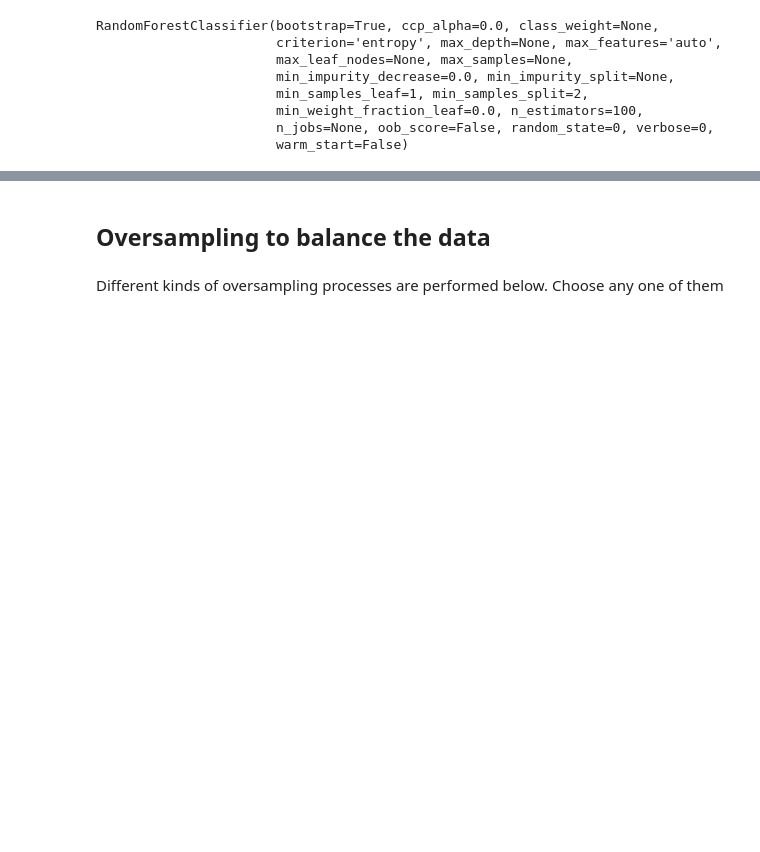
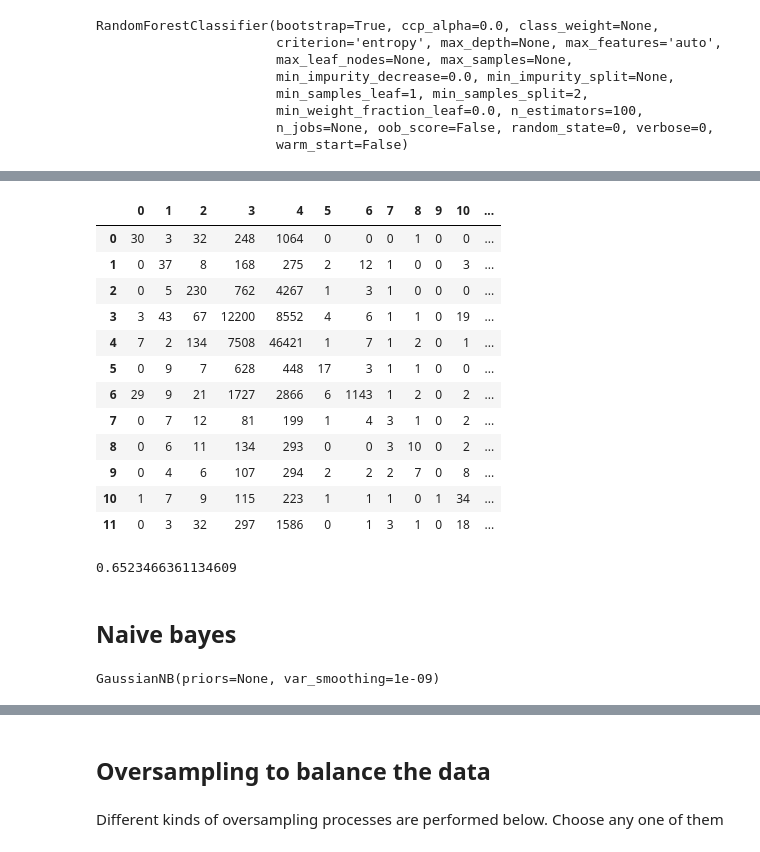
Before and after one commit to SwaksharDeb/Activity-recognition, a Jupyter notebook: HAR_paper1.ipynb, the cells around one changed output, grey strips where cells are left out. Cells and saved outputs as stored; diff of their text form; code cells hidden in the pictures; blank space fills up the shorter version.

```diff
--- a/HAR_paper1.ipynb
+++ b/HAR_paper1.ipynb
@@ -306,0 +387,4 @@ accuracy
+# %%
+from sklearn.neighbors import KNeighborsClassifier
+classifier = KNeighborsClassifier(n_neighbors = 1, metric = 'minkowski', p = 2)
+classifier.fit(X_train, y_train)
@@ -306,0 +413,4 @@ accuracy
+# %%
+from xgboost import XGBClassifier
+classifier = XGBClassifier()
+classifier.fit(X_train, y_train)
@@ -306,0 +425,22 @@ accuracy
+# %%
+y_pred = classifier.predict(X_val)
+# %%
+# Making the Confusion Matrix
+from sklearn.metrics import confusion_matrix
+cm = confusion_matrix(y_val, y_pred)
+# %%
+pd.DataFrame(cm)
+# %% [output]
+|  | 0 | 1 | 2 | 3 | 4 | 5 | 6 | 7 | 8 | 9 | 10 | ... |
+| 0 | 30 | 3 | 32 | 248 | 1064 | 0 | 0 | 0 | 1 | 0 | 0 | ... |
+| 1 | 0 | 37 | 8 | 168 | 275 | 2 | 12 | 1 | 0 | 0 | 3 | ... |
+| 2 | 0 | 5 | 230 | 762 | 4267 | 1 | 3 | 1 | 0 | 0 | 0 | ... |
+| 3 | 3 | 43 | 67 | 12200 | 8552 | 4 | 6 | 1 | 1 | 0 | 19 | ... |
+| 4 | 7 | 2 | 134 | 7508 | 46421 | 1 | 7 | 1 | 2 | 0 | 1 | ... |
+| 5 | 0 | 9 | 7 | 628 | 448 | 17 | 3 | 1 | 1 | 0 | 0 | ... |
+| 6 | 29 | 9 | 21 | 1727 | 2866 | 6 | 1143 | 1 | 2 | 0 | 2 | ... |
+| 7 | 0 | 7 | 12 | 81 | 199 | 1 | 4 | 3 | 1 | 0 | 2 | ... |
+| 8 | 0 | 6 | 11 | 134 | 293 | 0 | 0 | 3 | 10 | 0 | 2 | ... |
+| 9 | 0 | 4 | 6 | 107 | 294 | 2 | 2 | 2 | 7 | 0 | 8 | ... |
+| 10 | 1 | 7 | 9 | 115 | 223 | 1 | 1 | 1 | 0 | 1 | 34 | ... |
+| 11 | 0 | 3 | 32 | 297 | 1586 | 0 | 1 | 3 | 1 | 0 | 18 | ... |
@@ -306,0 +450,13 @@ accuracy
+# %%
+accuracy
+# %% [output]
+0.6523466361134609
+# %% [markdown]
+## Naive bayes
+# %%
+# Fitting Naive Bayes to the Training set
+from sklearn.naive_bayes import GaussianNB
+classifier = GaussianNB()
+classifier.fit(X_train, y_train)
+# %% [output]
+GaussianNB(priors=None, var_smoothing=1e-09)
```
Also changed, not shown: parts of 67 cells of this notebook.
